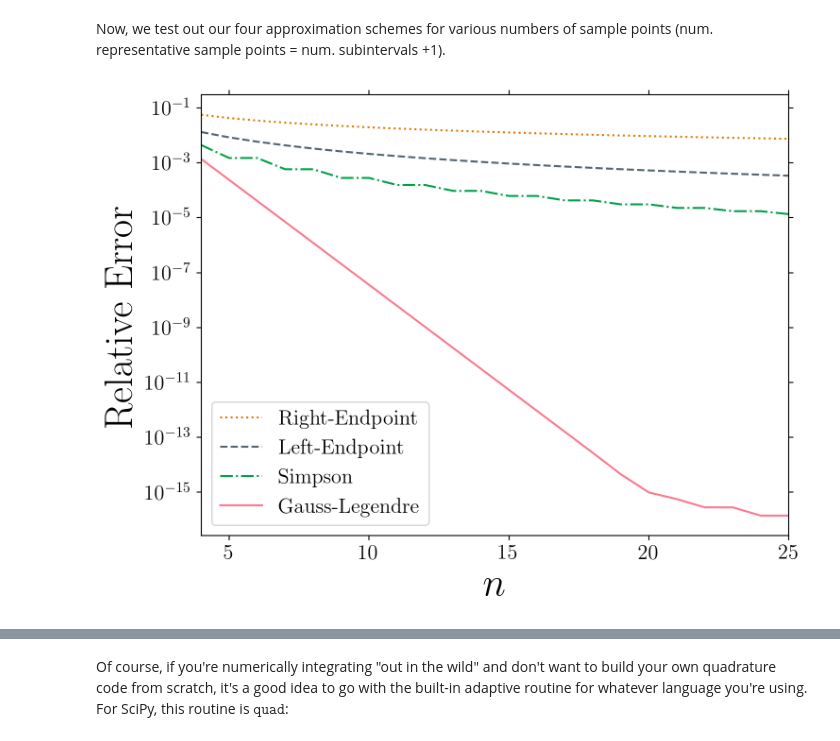
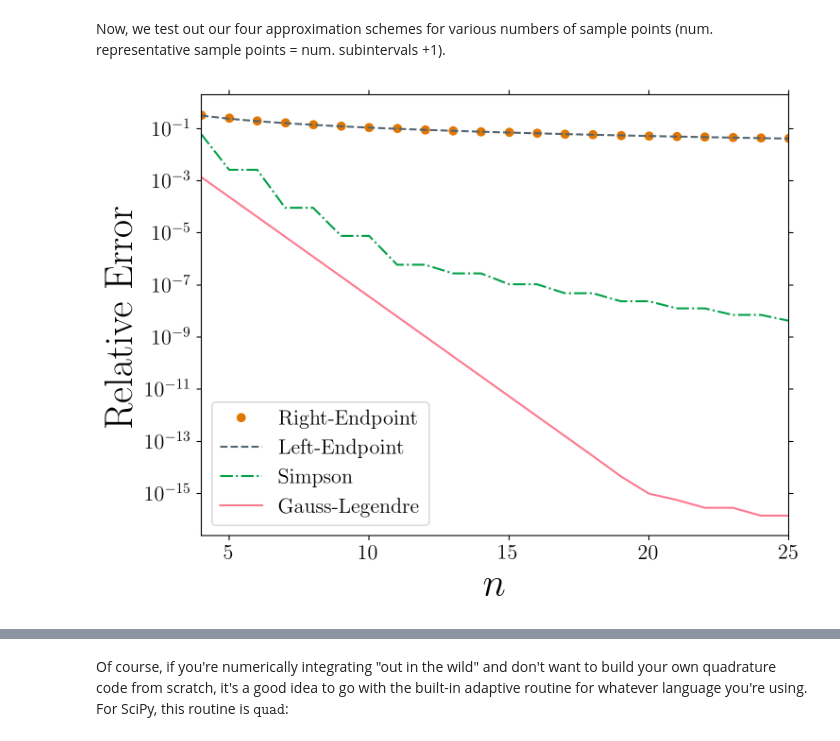
Before and after one commit to ageorgemorgan/mat186, a Jupyter notebook: mat186_integral_approx.ipynb, the cells around one changed output, grey strips where cells are left out. Cells and saved outputs as stored; diff of their text form; code cells hidden in the pictures.

```diff
--- a/mat186_integral_approx.ipynb
+++ b/mat186_integral_approx.ipynb
@@ -127,17 +127,19 @@ E_GL = np.copy(El)
 for n in n_data:
     # left Riemann
     xl = np.linspace(-1,1, n, endpoint =False)
-    Al = (2./n)*np.sum(f(xl))
+    Al = (2./(n-1))*np.sum(f(xl))
 
     # right Riemann
-    xr = np.linspace(-1+1./n,1, n, endpoint =True)
-    Ar = (2./n)*np.sum(f(xr))
+    xr = np.linspace(-1+2./(n-1),1, n, endpoint =True)
+    Ar = (2./(n-1))*np.sum(f(xr))
 
     # Simpson
+    # have to do a little fiddling because Simpson likes to have
+    # an even # of subintervals (iff odd # of sample pts)
     if n%2 == 0:
+        ns = n-1
+    else:
         ns = n
-    else:
-        ns = n+1
 
     xs = np.linspace(-1, 1, ns, endpoint=True)
     A_simps = simpson(f(xs), xs)
@@ -145,7 +147,7 @@ for n in n_data:
     # Gauss-Legendre
     A_GL = GLquad(f, n)
 
-    m = n- Nmin
+    m = n - Nmin
     El[m] = np.abs(Al-A_true)/A_true
     Er[m] = np.abs(Ar-A_true)/A_true
     E_simps[m] = np.abs(A_simps-A_true)/A_true
@@ -153,36 +155,36 @@ for n in n_data:
 # %%
 fig, ax =plt.subplots()
 
-plt.semilogy(n_data, Er, label='Right-Endpoint', color='xkcd:pumpkin', linestyle='dotted', linewidth=1.5)
+plt.semilogy(n_data, Er, 'o', label='Right-Endpoint', color='xkcd:pumpkin', linewidth=1.5)
 plt.semilogy(n_data, El, label='Left-Endpoint', color='xkcd:slate', linestyle='dashed', linewidth=1.5)
 plt.semilogy(n_data, E_simps, label='Simpson', color='xkcd:emerald', linestyle='dashdot', linewidth=1.5)
 plt.semilogy(n_data, E_GL, label='Gauss-Legendre', color='xkcd:carnation', linestyle='solid', linewidth=1.5)
 
 plt.legend(fontsize='16')
 
 plt.rcParams['axes.spines.right'] = True
 plt.rcParams['axes.spines.top'] = True
 plt.rcParams["axes.edgecolor"] = 'k'
 
 plt.xlim([Nmin,Nmax])
 #plt.ylim([0.9*y0, 1.1*x0])
 
 plt.xlabel(r"$n$", fontsize=30, color = 'k')
 plt.ylabel(r"Relative Error", fontsize=30, color = 'k')
 
 plt.tick_params(axis='x', which='both', top='off', color = 'k')
 plt.xticks(fontsize=16, rotation=0, color = 'k')
 plt.tick_params(axis='y', which='both', right='off', color = 'k')
 plt.yticks(fontsize=16, rotation=0, color = 'k')
 ax.locator_params(axis='x', nbins=6)
 
 plt.tight_layout()
 
 fig.set_size_inches(8, 6)
 plt.savefig('int_errors_semilogy' + '.jpg', dpi=700)
 
 #"""
 plt.show()
 # %% [output]
-[figure, old version]
+[figure, new version]
 # %% [markdown]
```
Also changed, not shown: parts of 7 cells of this notebook.
